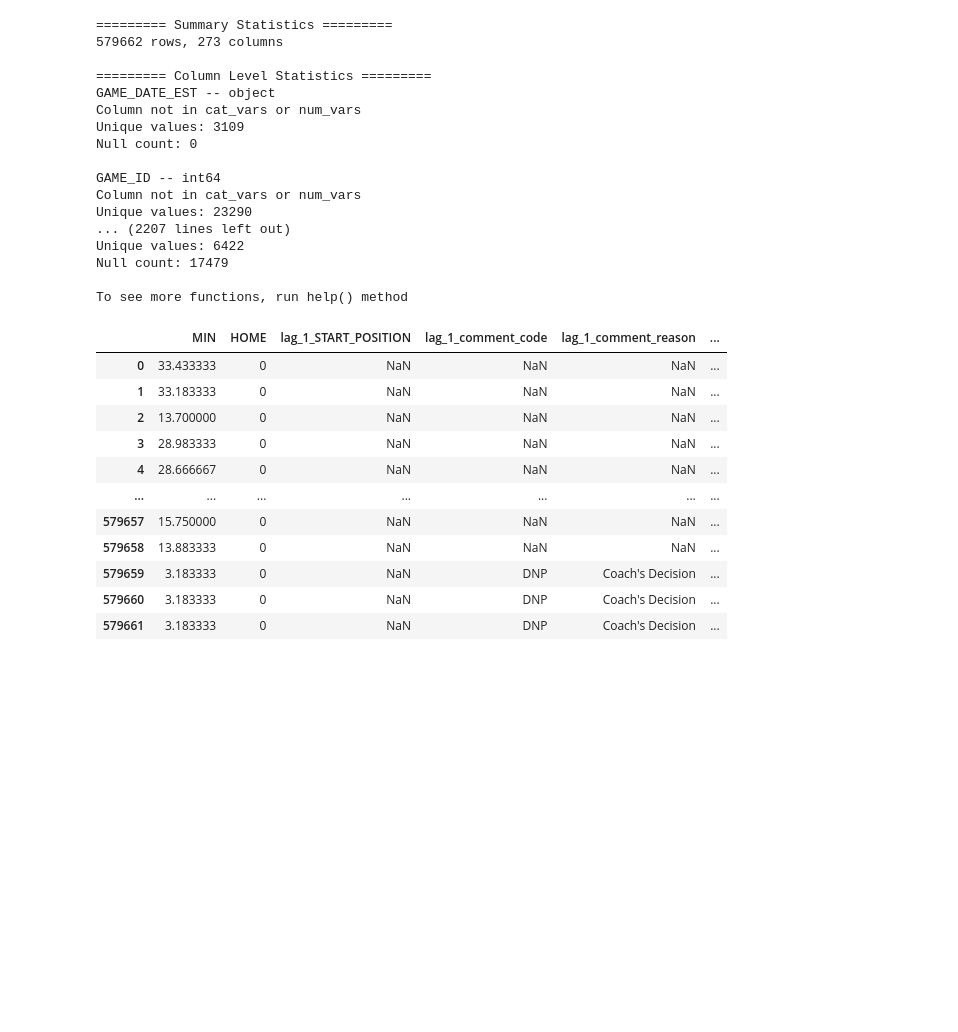
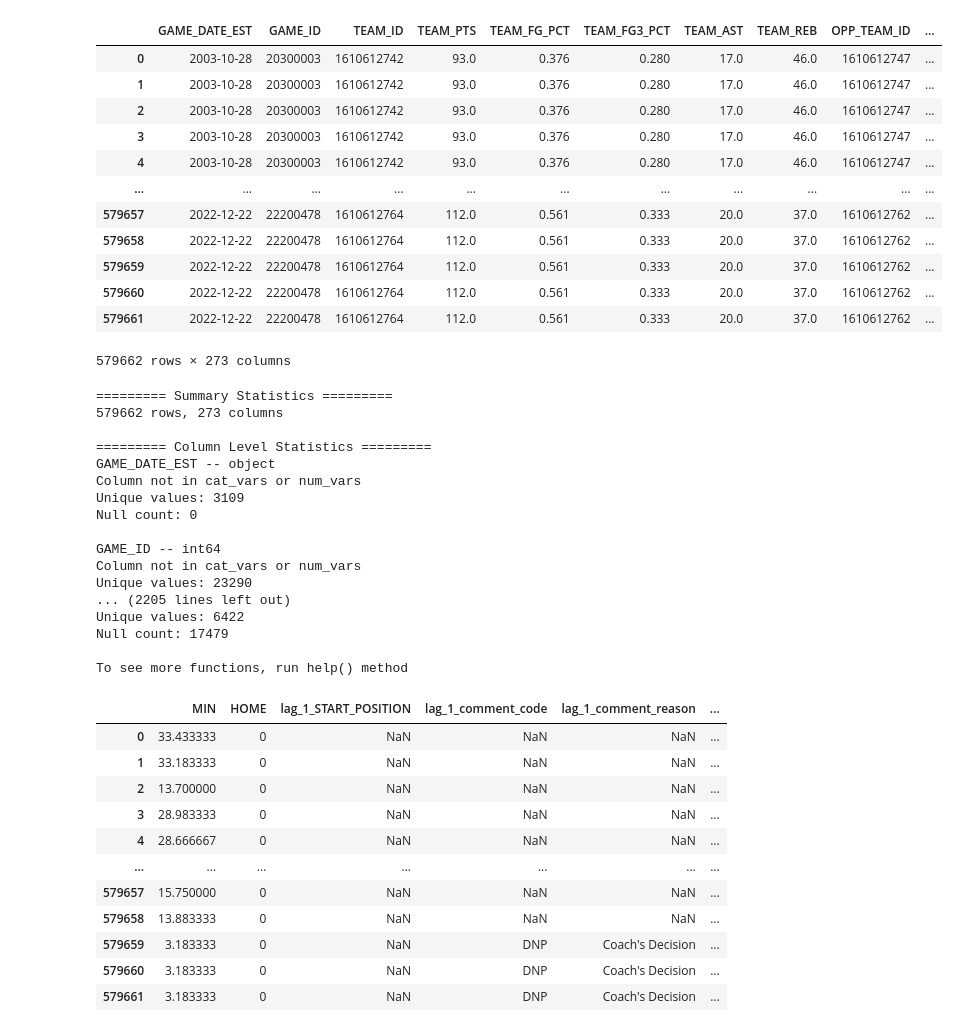
Before and after one commit to brownbrandon272/basketball, a Jupyter notebook: scripts/ts_analysis.ipynb, the cells around one changed output. Cells and saved outputs as stored; diff of their text form; code cells hidden in the pictures; blank space fills up the shorter version.

```diff
--- a/scripts/ts_analysis.ipynb
+++ b/scripts/ts_analysis.ipynb
@@ -26,5 +26,24 @@ c:\Users\BrandonBrown\repos\basketball\scripts
 5 rows × 273 columns
 shape: (579662, 273)
+# %%
+## Impute missing values in labels with 0
+all_labels = ['MIN', 'FGM', 'FGA', 'FG3M', 'FG3A', 'FTM', 'FTA', 'REB', 'AST', 'STL', 'BLK', 'TO', 'PTS', 'PLUS_MINUS', 'PF']
+df_ts[all_labels] = df_ts[all_labels].fillna(0)
+df_ts
+# %% [output]
+|  | GAME_DATE_EST | GAME_ID | TEAM_ID | TEAM_PTS | TEAM_FG_PCT | TEAM_FG3_PCT | TEAM_AST | TEAM_REB | OPP_TEAM_ID | ... |
+| 0 | 2003-10-28 | 20300003 | 1610612742 | 93.0 | 0.376 | 0.280 | 17.0 | 46.0 | 1610612747 | ... |
+| 1 | 2003-10-28 | 20300003 | 1610612742 | 93.0 | 0.376 | 0.280 | 17.0 | 46.0 | 1610612747 | ... |
+| 2 | 2003-10-28 | 20300003 | 1610612742 | 93.0 | 0.376 | 0.280 | 17.0 | 46.0 | 1610612747 | ... |
+| 3 | 2003-10-28 | 20300003 | 1610612742 | 93.0 | 0.376 | 0.280 | 17.0 | 46.0 | 1610612747 | ... |
+| 4 | 2003-10-28 | 20300003 | 1610612742 | 93.0 | 0.376 | 0.280 | 17.0 | 46.0 | 1610612747 | ... |
+| ... | ... | ... | ... | ... | ... | ... | ... | ... | ... | ... |
+| 579657 | 2022-12-22 | 22200478 | 1610612764 | 112.0 | 0.561 | 0.333 | 20.0 | 37.0 | 1610612762 | ... |
+| 579658 | 2022-12-22 | 22200478 | 1610612764 | 112.0 | 0.561 | 0.333 | 20.0 | 37.0 | 1610612762 | ... |
+| 579659 | 2022-12-22 | 22200478 | 1610612764 | 112.0 | 0.561 | 0.333 | 20.0 | 37.0 | 1610612762 | ... |
+| 579660 | 2022-12-22 | 22200478 | 1610612764 | 112.0 | 0.561 | 0.333 | 20.0 | 37.0 | 1610612762 | ... |
+| 579661 | 2022-12-22 | 22200478 | 1610612764 | 112.0 | 0.561 | 0.333 | 20.0 | 37.0 | 1610612762 | ... |
+579662 rows × 273 columns
 # %%
 ## TODO
 ## - Separate each column into predictors for: MIN, PTS, REB, AST, STL, BLK, TO, PF, FGM, FGA, FTM, FTA
@@ -71,7 +90,7 @@ Null count: 0
 GAME_ID -- int64
 Column not in cat_vars or num_vars
 Unique values: 23290
-... (2207 lines left out)
+... (2205 lines left out)
 Unique values: 6422
 Null count: 17479
 
```
Also changed, not shown: parts of 12 cells of this notebook, 1 other file.
